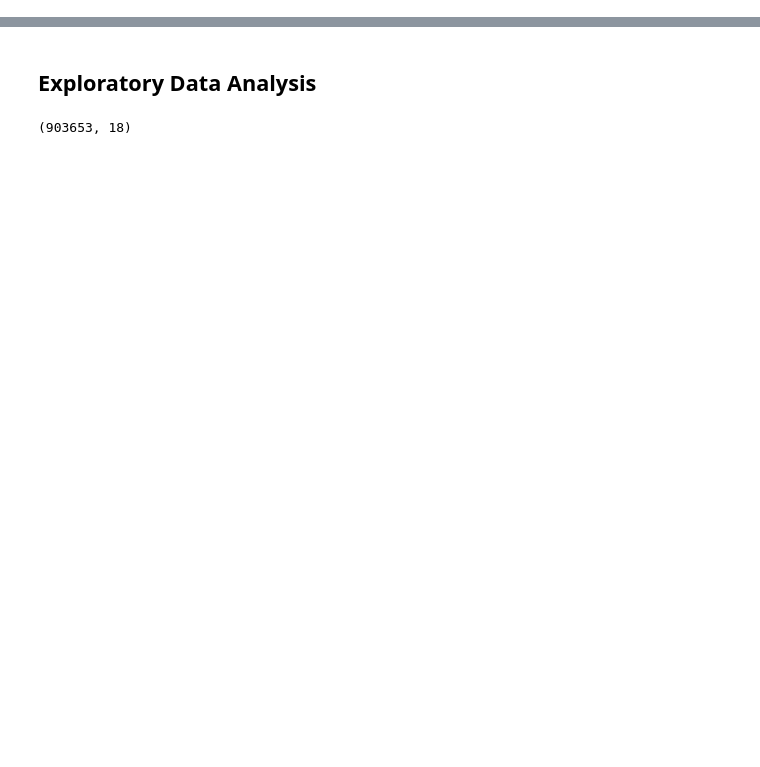
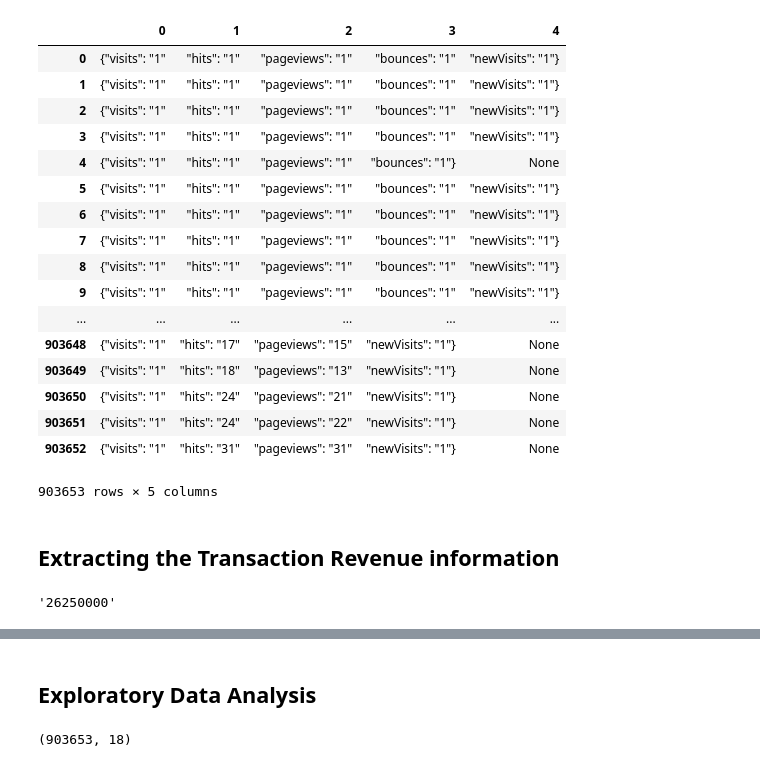
Before and after one commit to suneelnair1/ADP_Casestudy, a Jupyter notebook: GA_Analysis_and_Results.ipynb, the cells around one changed output, grey strips where cells are left out. Drawn from its saved outputs; the diff is of its cells as text; code cells hidden in the pictures; blank space fills up the shorter version.

```diff
--- a/GA_Analysis_and_Results.ipynb
+++ b/GA_Analysis_and_Results.ipynb
@@ -8,0 +7,2 @@ import seaborn as sns
+# %%
+df = pd.read_csv("ga.csv")
@@ -8,0 +18,28 @@ import seaborn as sns
+# %%
+df['totals'].str.split(",",expand=True)
+# %% [output]
+|  | 0 | 1 | 2 | 3 | 4 |
+| 0 | {"visits": "1" | "hits": "1" | "pageviews": "1" | "bounces": "1" | "newVisits": "1"} |
+| 1 | {"visits": "1" | "hits": "1" | "pageviews": "1" | "bounces": "1" | "newVisits": "1"} |
+| 2 | {"visits": "1" | "hits": "1" | "pageviews": "1" | "bounces": "1" | "newVisits": "1"} |
+| 3 | {"visits": "1" | "hits": "1" | "pageviews": "1" | "bounces": "1" | "newVisits": "1"} |
+| 4 | {"visits": "1" | "hits": "1" | "pageviews": "1" | "bounces": "1"} | None |
+| 5 | {"visits": "1" | "hits": "1" | "pageviews": "1" | "bounces": "1" | "newVisits": "1"} |
+| 6 | {"visits": "1" | "hits": "1" | "pageviews": "1" | "bounces": "1" | "newVisits": "1"} |
+| 7 | {"visits": "1" | "hits": "1" | "pageviews": "1" | "bounces": "1" | "newVisits": "1"} |
+| 8 | {"visits": "1" | "hits": "1" | "pageviews": "1" | "bounces": "1" | "newVisits": "1"} |
+| 9 | {"visits": "1" | "hits": "1" | "pageviews": "1" | "bounces": "1" | "newVisits": "1"} |
+| ... | ... | ... | ... | ... | ... |
+| 903648 | {"visits": "1" | "hits": "17" | "pageviews": "15" | "newVisits": "1"} | None |
+| 903649 | {"visits": "1" | "hits": "18" | "pageviews": "13" | "newVisits": "1"} | None |
+| 903650 | {"visits": "1" | "hits": "24" | "pageviews": "21" | "newVisits": "1"} | None |
+| 903651 | {"visits": "1" | "hits": "24" | "pageviews": "22" | "newVisits": "1"} | None |
+| 903652 | {"visits": "1" | "hits": "31" | "pageviews": "31" | "newVisits": "1"} | None |
+903653 rows × 5 columns
+# %% [markdown]
+## Extracting the Transaction Revenue information
+# %%
+df['Transaction_Revenue'] = df['totals'].str.extract('(\d\d\d\d\d\d\d\d)', expand=True)
+df['Transaction_Revenue']
+# %% [output]
+'26250000'
```
Also changed, not shown: parts of 19 cells of this notebook.
